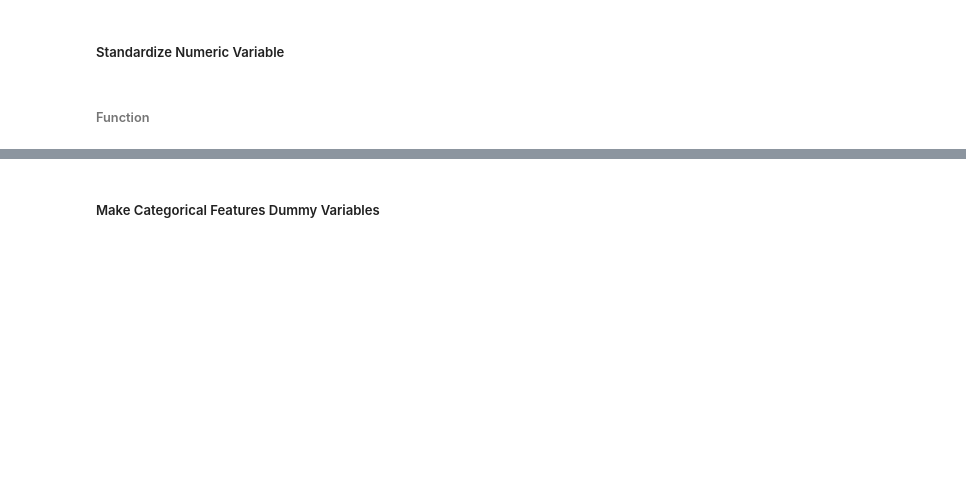
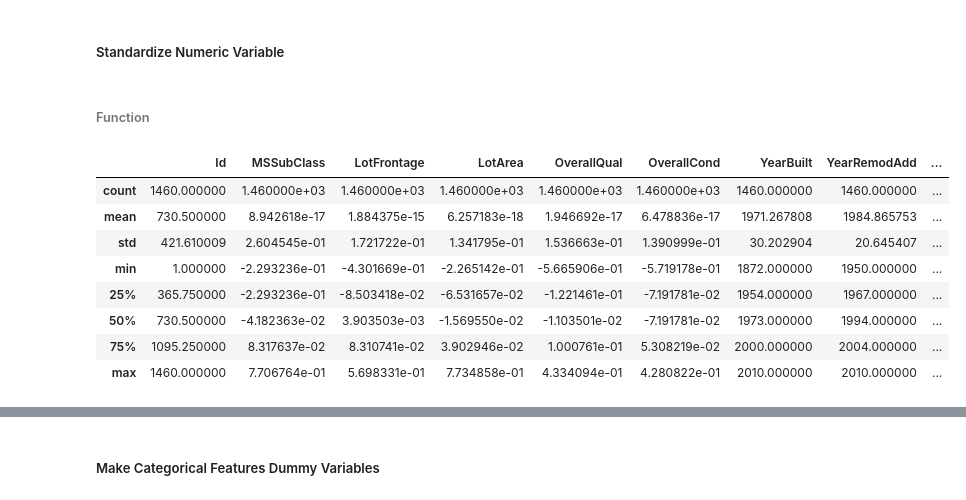
Before and after one commit to ProgrammingBishop/python, a Jupyter notebook: competitions/housing_prices.ipynb, the cells around one changed output, grey strips where cells are left out. Saved outputs shown, nothing was run; the diff lists cells and outputs as text; code cells hidden in the pictures; blank space fills up the shorter version.

```diff
--- a/competitions/housing_prices.ipynb
+++ b/competitions/housing_prices.ipynb
@@ -370,0 +419,12 @@ standard_scale( after_df, numerical_indices )
+# %%
+train_df.describe()
+# %% [output]
+|  | Id | MSSubClass | LotFrontage | LotArea | OverallQual | OverallCond | YearBuilt | YearRemodAdd | ... |
+| count | 1460.000000 | 1.460000e+03 | 1.460000e+03 | 1.460000e+03 | 1.460000e+03 | 1.460000e+03 | 1460.000000 | 1460.000000 | ... |
+| mean | 730.500000 | 8.942618e-17 | 1.884375e-15 | 6.257183e-18 | 1.946692e-17 | 6.478836e-17 | 1971.267808 | 1984.865753 | ... |
+| std | 421.610009 | 2.604545e-01 | 1.721722e-01 | 1.341795e-01 | 1.536663e-01 | 1.390999e-01 | 30.202904 | 20.645407 | ... |
+| min | 1.000000 | -2.293236e-01 | -4.301669e-01 | -2.265142e-01 | -5.665906e-01 | -5.719178e-01 | 1872.000000 | 1950.000000 | ... |
+| 25% | 365.750000 | -2.293236e-01 | -8.503418e-02 | -6.531657e-02 | -1.221461e-01 | -7.191781e-02 | 1954.000000 | 1967.000000 | ... |
+| 50% | 730.500000 | -4.182363e-02 | 3.903503e-03 | -1.569550e-02 | -1.103501e-02 | -7.191781e-02 | 1973.000000 | 1994.000000 | ... |
+| 75% | 1095.250000 | 8.317637e-02 | 8.310741e-02 | 3.902946e-02 | 1.000761e-01 | 5.308219e-02 | 2000.000000 | 2004.000000 | ... |
+| max | 1460.000000 | 7.706764e-01 | 5.698331e-01 | 7.734858e-01 | 4.334094e-01 | 4.280822e-01 | 2010.000000 | 2010.000000 | ... |
```
Also changed, not shown: parts of 14 cells of this notebook.
